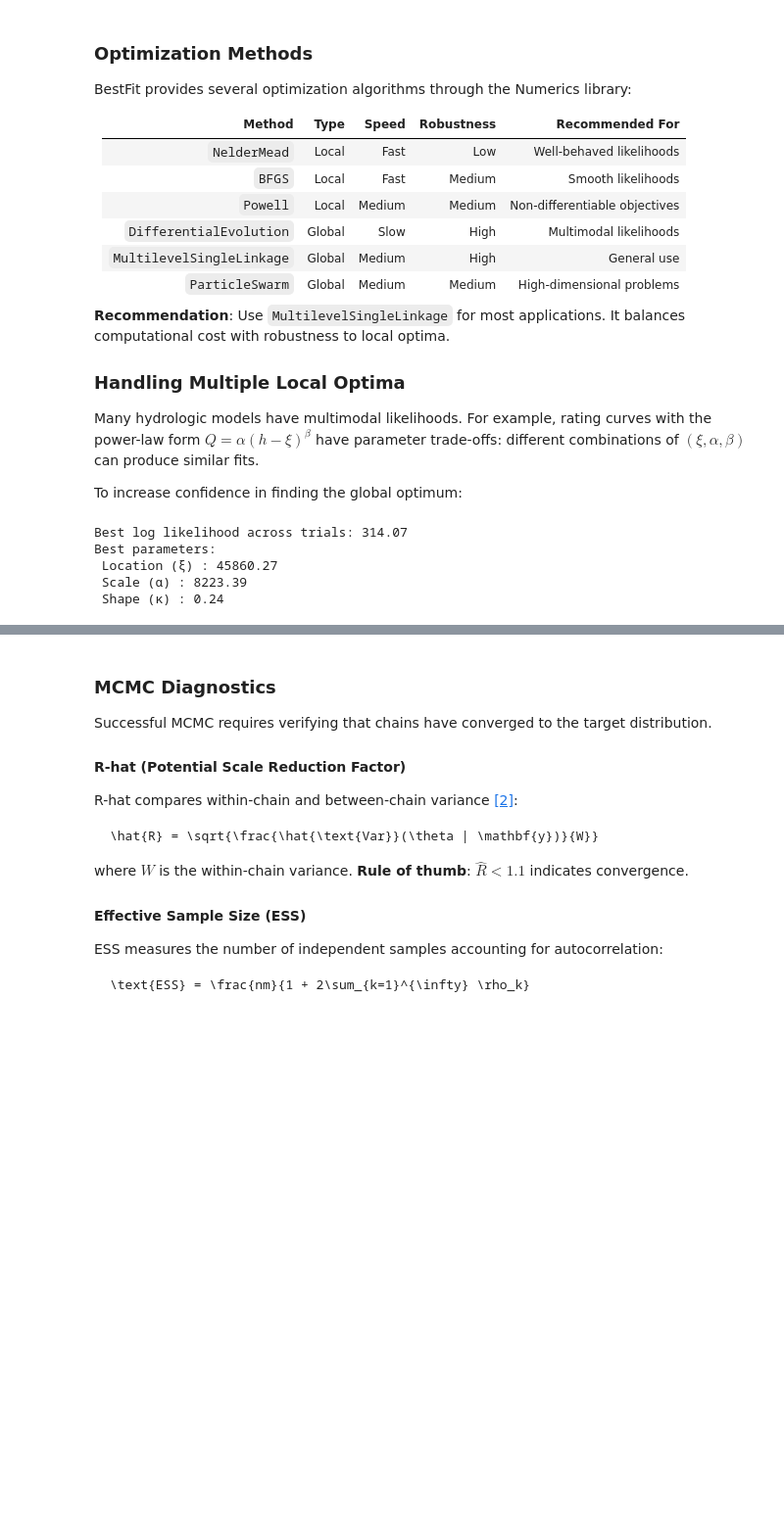
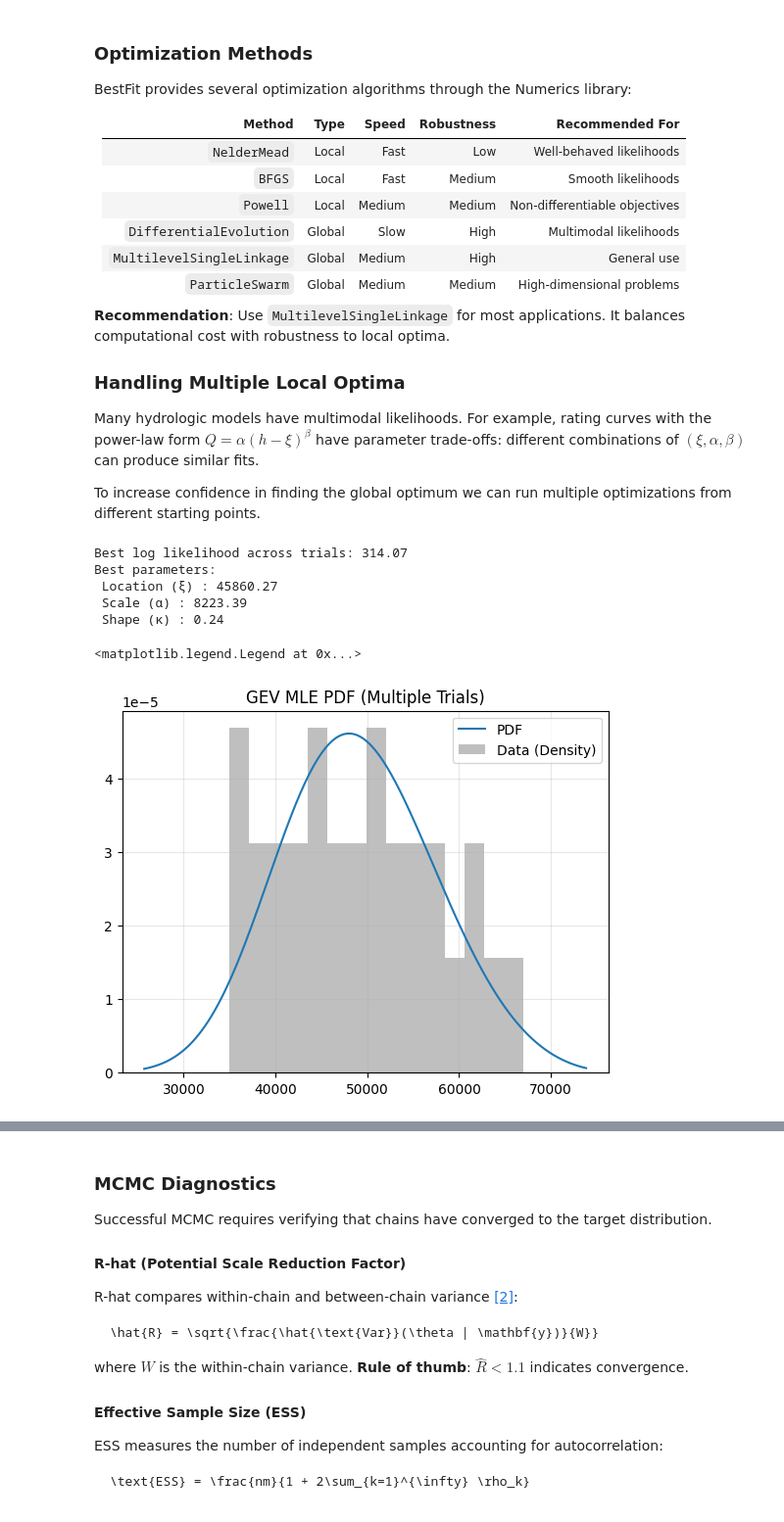
Before and after one commit to USACE-RMC/BestFit-Python-Examples, a Jupyter notebook: notebooks/02_model_estimation.ipynb, the cells around one changed output, grey strips where cells are left out. Shown at 98% size. Saved outputs shown, nothing was run; the diff lists cells and outputs as text; code cells hidden in the pictures; blank space fills up the shorter version.

```diff
--- a/notebooks/02_model_estimation.ipynb
+++ b/notebooks/02_model_estimation.ipynb
@@ -138,40 +152,56 @@ BestFit provides several optimization algorithms through the Numerics library:
 
 Many hydrologic models have multimodal likelihoods. For example, rating curves with the power-law form $Q = \alpha(h - \xi)^\beta$ have parameter trade-offs: different combinations of $(\xi, \alpha, \beta)$ can produce similar fits.
 
-To increase confidence in finding the global optimum:
+To increase confidence in finding the global optimum we can run multiple optimizations from different starting points.
 # %%
-# Run multiple optimization from different starting points
+# Initialization
 best_fitness = Double.NegativeInfinity
 best_params = ParameterSet()
 
 for trial in range(10):
     mle = MaximumLikelihood(mle_model, OptimizationMethod.NelderMead)
 
     # Random starting point within bounds
     random = Random(trial)
     start_values = np.zeros(mle_model.Parameters.Count)
     for i in range(mle_model.Parameters.Count):
         p = mle_model.Parameters[i]
         start_values[i] = p.LowerBound + random.NextDouble() * (p.UpperBound - p.LowerBound)
     mle.InitialValues = start_values
 
     mle.Estimate()
 
     if mle.IsEstimated and mle.BestParameterSet.Fitness > best_fitness:
         best_fitness = mle.BestParameterSet.Fitness
         best_params = mle.BestParameterSet
 
 
 print(f"Best log likelihood across trials: {best_fitness:.2f}")
 print("Best parameters:")
 for i in range(mle_model.Parameters.Count):
     print(f" {mle_model.Parameters[i].DisplayName} : {best_params.Values[i]:.2f}")
+
+mle_model.SetParameterValues(best_params.Values)
+dist = mle_model.Distribution
+xmin = dist.InverseCDF(0.001)
+xmax = dist.InverseCDF(0.999)
+x = np.linspace(xmin, xmax, 400)
+
+pdf = np.array([dist.PDF(v) for v in x])
+
+plt.plot(x, pdf, label="PDF")
+plt.hist(annual_peaks, bins = 15, range = (peak_min, peak_max), density=True, alpha=0.5, color='gray', label = "Data (Density)")
+plt.title(f"{dist.ShortDisplayName} MLE PDF (Multiple Trials)")
+plt.grid(True, alpha=0.3)
+plt.legend()
 # %% [output]
 Best log likelihood across trials: 314.07
 Best parameters:
  Location (ξ) : 45860.27
  Scale (α) : 8223.39
  Shape (κ) : 0.24
+<matplotlib.legend.Legend at 0x...>
+[figure, added]
 # %% [markdown]
 ## Bayesian MCMC Estimation
 
```
Also changed, not shown: parts of 15 cells of this notebook, 16 other files.
